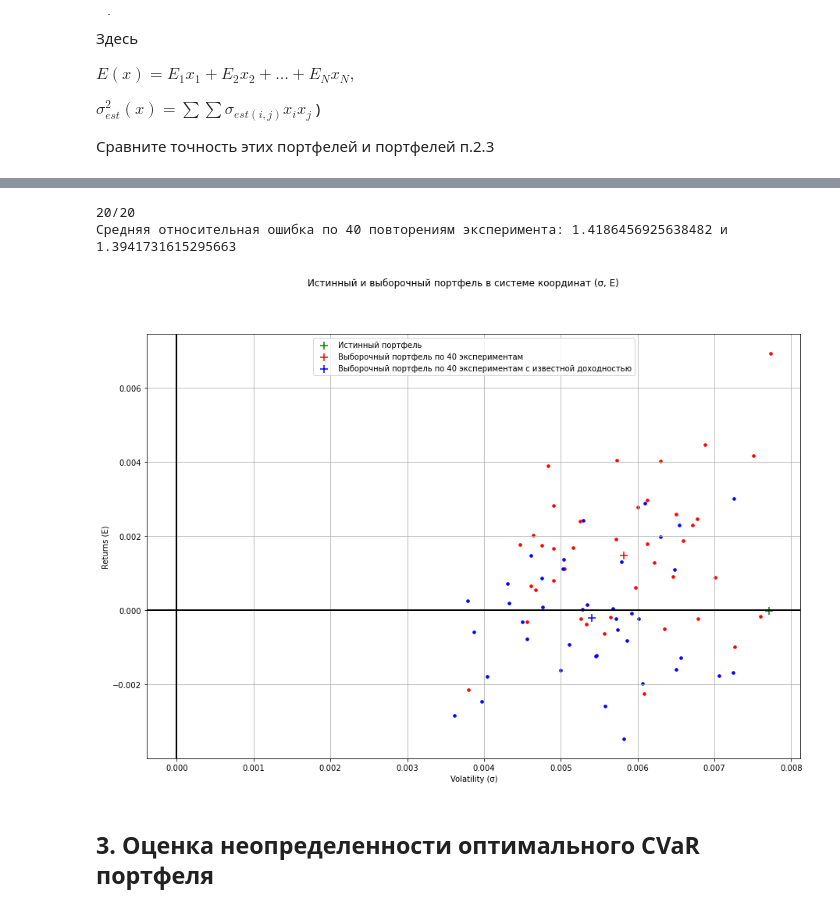
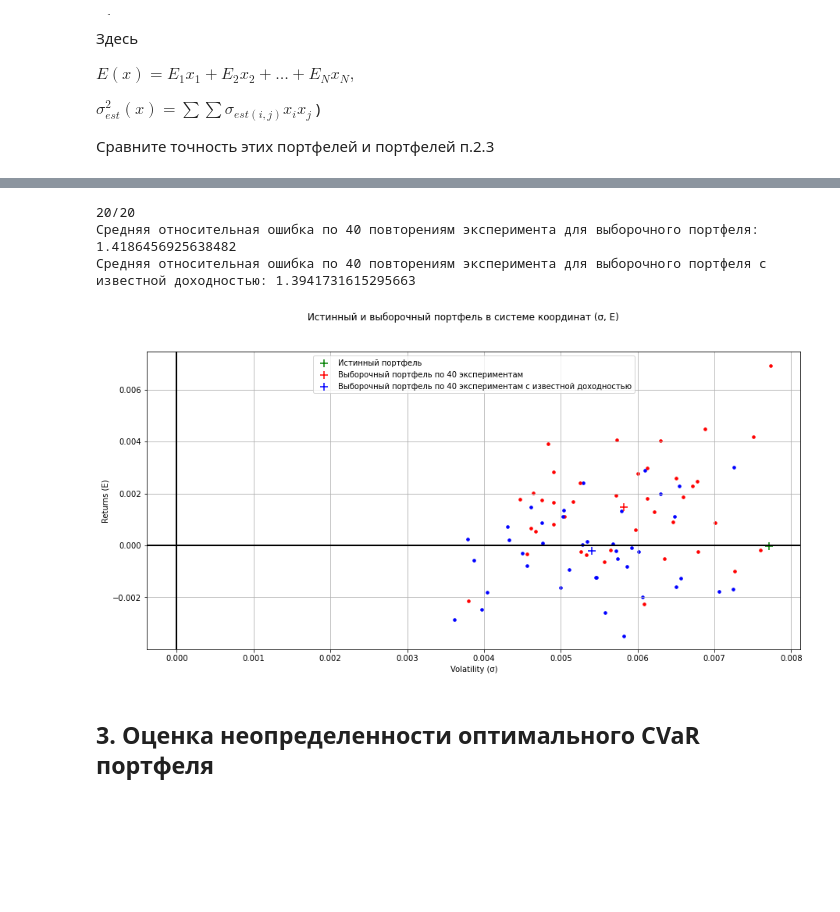
Before and after one commit to dselivanovskaya/Finance-operations-research-lab-3, a Jupyter notebook: lab-3.ipynb, the cells around one changed output, grey strips where cells are left out. Drawn from its saved outputs; the diff is of its cells as text; code cells hidden in the pictures; blank space fills up the shorter version.

```diff
--- a/lab-3.ipynb
+++ b/lab-3.ipynb
@@ -556,7 +461,7 @@ print("Относительная ошибка в норме Manhattan сост
 # %%
 S = 40
 # plot
-fig, ax = plt.subplots(figsize=(15, 10))
+fig, ax = plt.subplots(figsize=(15, 7))
 fig.suptitle("Истинный и выборочный портфель в системе координат (σ, E)")
 ax.axhline(linewidth=2, color='black')
 ax.axvline(linewidth=2, color='black')
@@ -611,6 +516,7 @@ ax.grid()
 ax.legend()
 fig.show()
 
+first_error = np.array(rel_errors).mean()
 print(f"Средняя относительная ошибка по {S} повторениям эксперимента: {np.array(rel_errors).mean()}")
 # %% [output]
 20/20
@@ -735,7 +641,7 @@ print("Относительная ошибка в норме Manhattan сост
 # %%
 S = 40
 # plot
-fig, ax = plt.subplots(figsize=(15, 10))
+fig, ax = plt.subplots(figsize=(15, 7))
 fig.suptitle("Истинный и выборочный портфель в системе координат (σ, E)")
 ax.axhline(linewidth=2, color='black')
 ax.axvline(linewidth=2, color='black')
@@ -783,36 +689,38 @@ for i in range(S):
     x_opt_r_sample_volatilities.append(calc_portfolio_volatility(x_opt_r_sample, r_sample_cov_mat))
 
     x_opt_r_sample_returns_2.append(calc_portfolio_return(x_opt_r_sample_2, r_sample_means))
     x_opt_r_sample_volatilities_2.append(calc_portfolio_volatility(x_opt_r_sample_2, r_sample_cov_mat))
     # I don't really remember
     x_opt_r_sample_all.append(np.array(x_opt_r_sample))
     x_opt_r_sample_all_2.append(np.array(x_opt_r_sample_2))
 
 
     # plot
     ax.scatter(x_opt_r_sample_volatilities[i], x_opt_r_sample_returns[i],
            color="red", marker=".", s=50) # label?
     ax.scatter(x_opt_r_sample_volatilities_2[i], x_opt_r_sample_returns_2[i],
        color="blue", marker=".", s=50)
 
 x_opt_r_sample_all = np.array(x_opt_r_sample_all)
 x_opt_r_sample_all_2 = np.array(x_opt_r_sample_all_2)
 # plot
 ax.scatter(np.array(x_opt_r_sample_volatilities).mean(), np.array(x_opt_r_sample_returns).mean(),
            color="red", marker="+", s=100, label=f"Выборочный портфель по {S} экспериментам")
 ax.scatter(np.array(x_opt_r_sample_volatilities_2).mean(), np.array(x_opt_r_sample_returns_2).mean(),
            color="blue", marker="+", s=100, label=f"Выборочный портфель по {S} экспериментам c известной доходностью")
 ax.set_xlabel("Volatility (σ)")
 ax.set_ylabel("Returns (E)")
 ax.grid()
 ax.legend()
 fig.show()
 
-print(f"Средняя относительная ошибка по {S} повторениям эксперимента: {np.array(rel_errors).mean()} и {np.array(rel_errors_2).mean()}  ")
+print(f"Средняя относительная ошибка по {S} повторениям эксперимента для выборочного портфеля: {np.array(rel_errors).mean()}  ")
+print(f"Средняя относительная ошибка по {S} повторениям эксперимента для выборочного портфеля с известной доходностью: {np.array(rel_errors_2).mean()}  ")
 # %% [output]
 20/20
-Средняя относительная ошибка по 40 повторениям эксперимента: 1.4186456925638482 и 1.3941731615295663
+Средняя относительная ошибка по 40 повторениям эксперимента для выборочного портфеля: 1.4186456925638482
+Средняя относительная ошибка по 40 повторениям эксперимента для выборочного портфеля с известной доходностью: 1.3941731615295663
-[figure, old version]
+[figure, new version]
 # %% [markdown]
 ## 3. Оценка неопределенности оптимального CVaR портфеля
 # %% [markdown]
```
Also changed, not shown: parts of 20 cells of this notebook.
